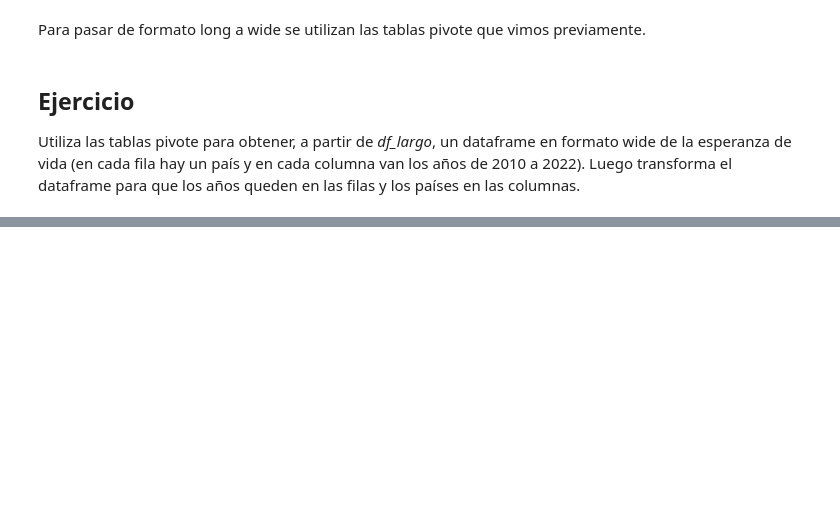
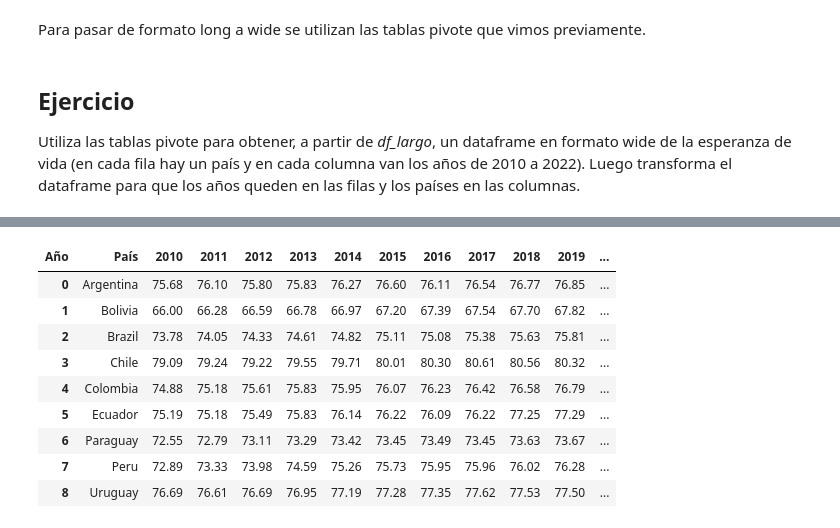
Before and after one commit to ferneyreina19/2025-segundo-semestre-ia-economia, a Jupyter notebook: clases/3_Analisis_y_visualizacion_datos/4_Manipulacion_y_Transformacion_de_Datos.ipynb, the cells around one changed output, grey strips where cells are left out. Drawn from its saved outputs; the diff is of its cells as text; code cells hidden in the pictures; blank space fills up the shorter version.

```diff
--- a/clases/3_Analisis_y_visualizacion_datos/4_Manipulacion_y_Transformacion_de_Datos.ipynb
+++ b/clases/3_Analisis_y_visualizacion_datos/4_Manipulacion_y_Transformacion_de_Datos.ipynb
@@ -154,6 +175,11 @@ df = df.reset_index()
 df = df.rename(columns={'country': 'País', 'date': 'Año'})
 # %% [output]
 JSONDecodeError: Expecting value: line 1 column 1 (char 0)
+# %%
+path = 'C:\\Users\\Ferney Reina\\Documents\\Python\\IA_Economia\\2025-segundo-semestre-ia-economia\\datasets'
+os.chdir(path)
+
+df = pd.read_csv('datos_banco_mundial.csv', encoding ='utf-8', dtype=str)
 # %% [markdown]
 ## Exploración inicial del dataset
 # %%
@@ -164,0 +221,5 @@ df.info()
+# %%
+float_cols = ['PIB per cápita (PPA, USD internacionales)', 'Gasto en salud per cápita (PPA, USD internacionales)', 'Esperanza de vida (años)', 'Tasa de desempleo (%)']
+df[float_cols] = df[float_cols].astype('Float64')
+
+df.info()
@@ -430,3 +911,6 @@ Para pasar de formato long a wide se utilizan las tablas pivote que vimos previa
 ## Ejercicio
 
 Utiliza las tablas pivote para obtener, a partir de *df_largo*, un dataframe en formato wide de la esperanza de vida (en cada fila hay un país y en cada columna van los años de 2010 a 2022). Luego transforma el dataframe para que los años queden en las filas y los países en las columnas.
+# %%
+df_esperanza = df_largo[df_largo['Indicador'] == 'Esperanza de vida (años)']
+df_esperanza
@@ -432,0 +931,14 @@ Utiliza las tablas pivote para obtener, a partir de *df_largo*, un dataframe en
+# %%
+df_esperanza_2 = df_esperanza.pivot(index='País', columns='Año', values='Valor').reset_index()
+df_esperanza_2
+# %% [output]
+| Año | País | 2010 | 2011 | 2012 | 2013 | 2014 | 2015 | 2016 | 2017 | 2018 | 2019 | ... |
+| 0 | Argentina | 75.68 | 76.10 | 75.80 | 75.83 | 76.27 | 76.60 | 76.11 | 76.54 | 76.77 | 76.85 | ... |
+| 1 | Bolivia | 66.00 | 66.28 | 66.59 | 66.78 | 66.97 | 67.20 | 67.39 | 67.54 | 67.70 | 67.82 | ... |
+| 2 | Brazil | 73.78 | 74.05 | 74.33 | 74.61 | 74.82 | 75.11 | 75.08 | 75.38 | 75.63 | 75.81 | ... |
+| 3 | Chile | 79.09 | 79.24 | 79.22 | 79.55 | 79.71 | 80.01 | 80.30 | 80.61 | 80.56 | 80.32 | ... |
+| 4 | Colombia | 74.88 | 75.18 | 75.61 | 75.83 | 75.95 | 76.07 | 76.23 | 76.42 | 76.58 | 76.79 | ... |
+| 5 | Ecuador | 75.19 | 75.18 | 75.49 | 75.83 | 76.14 | 76.22 | 76.09 | 76.22 | 77.25 | 77.29 | ... |
+| 6 | Paraguay | 72.55 | 72.79 | 73.11 | 73.29 | 73.42 | 73.45 | 73.49 | 73.45 | 73.63 | 73.67 | ... |
+| 7 | Peru | 72.89 | 73.33 | 73.98 | 74.59 | 75.26 | 75.73 | 75.95 | 75.96 | 76.02 | 76.28 | ... |
+| 8 | Uruguay | 76.69 | 76.61 | 76.69 | 76.95 | 77.19 | 77.28 | 77.35 | 77.62 | 77.53 | 77.50 | ... |
```
Also changed, not shown: parts of 52 cells of this notebook.
